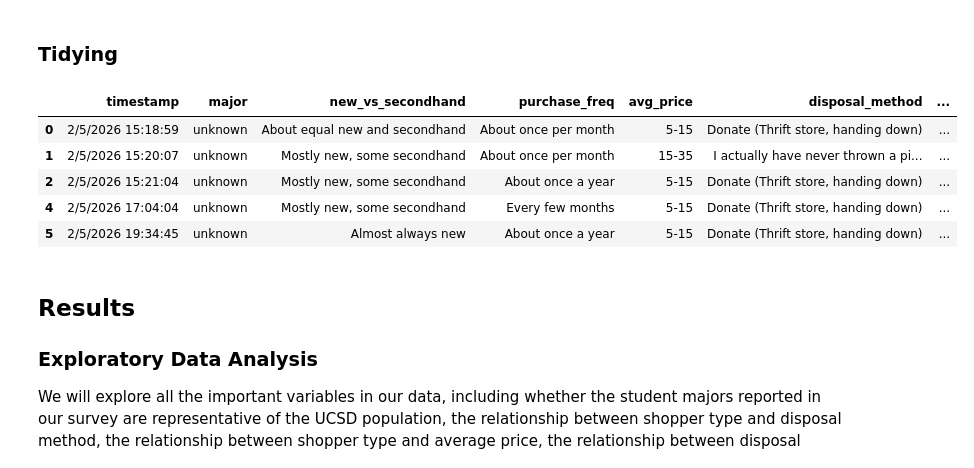
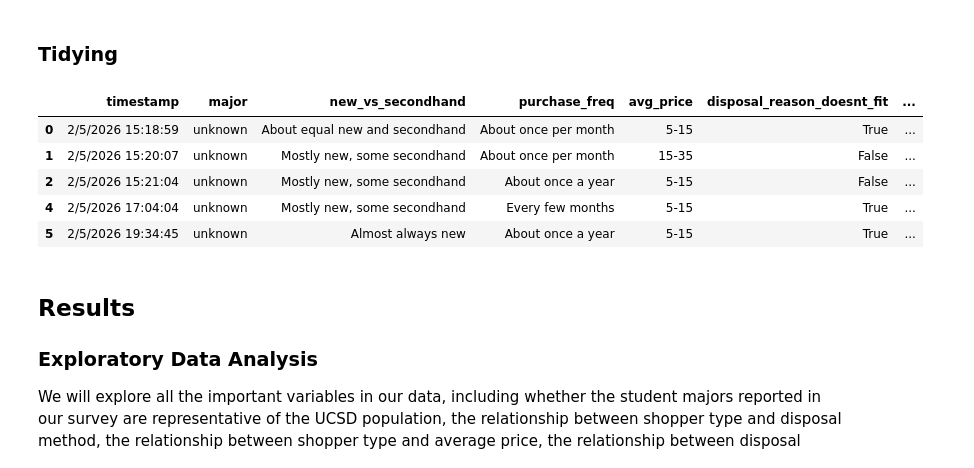
Before and after one commit to COGS108/Group018_WI26, a Jupyter notebook: 03-FinalProject.ipynb, the cells around one changed output. Saved outputs shown, nothing was run; the diff lists cells and outputs as text; code cells hidden in the pictures.

```diff
--- a/03-FinalProject.ipynb
+++ b/03-FinalProject.ipynb
@@ -160,39 +160,45 @@ df_long = df_clean.melt(
 )
 df_long = df_long[df_long["selected"]]
 reason_label_map = {
     "disposal_reason_doesnt_fit": "Doesn't fit",
     "disposal_reason_dont_like": "Don't like it",
     "disposal_reason_space": "Freeing space",
     "disposal_reason_torn": "Torn/Broken",
     "disposal_reason_money": "Selling for money",
     "disposal_reason_other": "Other"
 }
 df_long["disposal_reason"] = df_long["disposal_reason"].map(reason_label_map)
 def simplify_method(method):
     method = str(method).lower()
 
     if "donate" in method or "thrift" in method or "hand down" in method:
         return "Donate"
     elif "sell" in method or "ebay" in method or "yard sale" in method:
         return "Sell"
     elif ("recycl" in method or "cut" in method or "scrap" in method or "patch" in method or "sewing" in method or "rag" in method or "cleaning" in method or "repurpose" in method):
         return "Recycle"
     elif "trash" in method or "throw" in method or "landfill" in method:
         return "Throw Away"
     elif "keep" in method or "closet" in method:
         return "Keep"
     else:
         return "Other"
 df_long["disposal_method_clean"] = df_long["disposal_method"].apply(simplify_method)
+
+# add disposal_method_clean to df_clean as well
+df_clean["disposal_method_clean"] = df_clean["disposal_method"].apply(simplify_method)
+# drop the original disposal_method column since we have the cleaned version now
+df_clean = df_clean.drop(columns=['disposal_method'])
+
 df_clean.to_csv('data/02-processed/survey_clean2.csv', index=False)
 df_clean.head()
 # %% [output]
-|  | timestamp | major | new_vs_secondhand | purchase_freq | avg_price | disposal_method | ... |
-| 0 | 2/5/2026 15:18:59 | unknown | About equal new and secondhand | About once per month | 5-15 | Donate (Thrift store, handing down) | ... |
-| 1 | 2/5/2026 15:20:07 | unknown | Mostly new, some secondhand | About once per month | 15-35 | I actually have never thrown a pi... | ... |
-| 2 | 2/5/2026 15:21:04 | unknown | Mostly new, some secondhand | About once a year | 5-15 | Donate (Thrift store, handing down) | ... |
-| 4 | 2/5/2026 17:04:04 | unknown | Mostly new, some secondhand | Every few months | 5-15 | Donate (Thrift store, handing down) | ... |
-| 5 | 2/5/2026 19:34:45 | unknown | Almost always new | About once a year | 5-15 | Donate (Thrift store, handing down) | ... |
+|  | timestamp | major | new_vs_secondhand | purchase_freq | avg_price | disposal_reason_doesnt_fit | ... |
+| 0 | 2/5/2026 15:18:59 | unknown | About equal new and secondhand | About once per month | 5-15 | True | ... |
+| 1 | 2/5/2026 15:20:07 | unknown | Mostly new, some secondhand | About once per month | 15-35 | False | ... |
+| 2 | 2/5/2026 15:21:04 | unknown | Mostly new, some secondhand | About once a year | 5-15 | False | ... |
+| 4 | 2/5/2026 17:04:04 | unknown | Mostly new, some secondhand | Every few months | 5-15 | True | ... |
+| 5 | 2/5/2026 19:34:45 | unknown | Almost always new | About once a year | 5-15 | True | ... |
 # %% [markdown]
 ## Results
 
```
Also changed, not shown: parts of 7 cells of this notebook.
